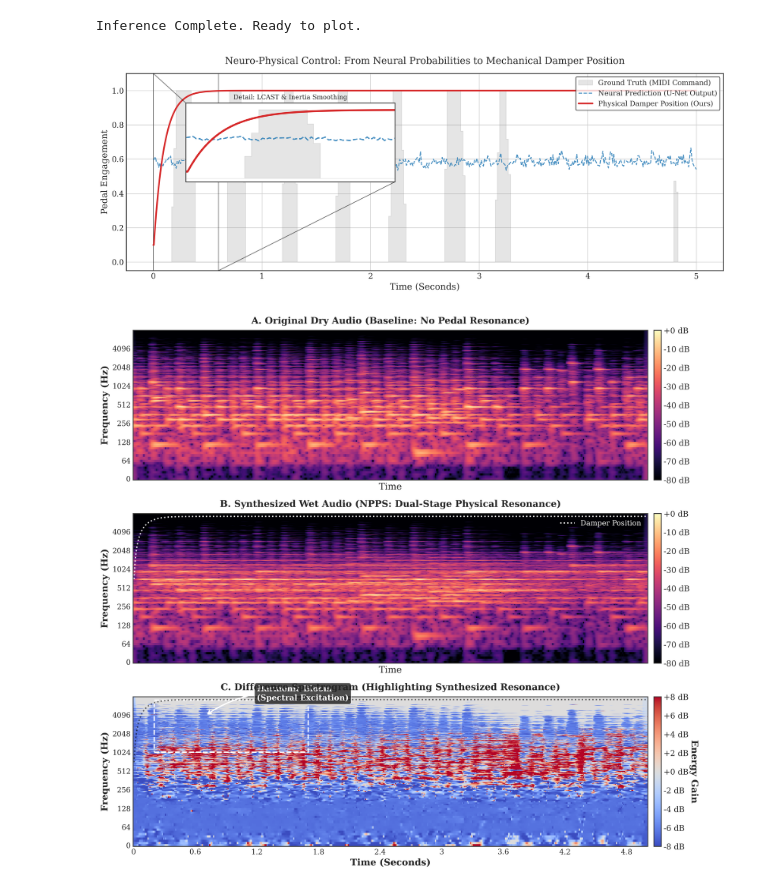
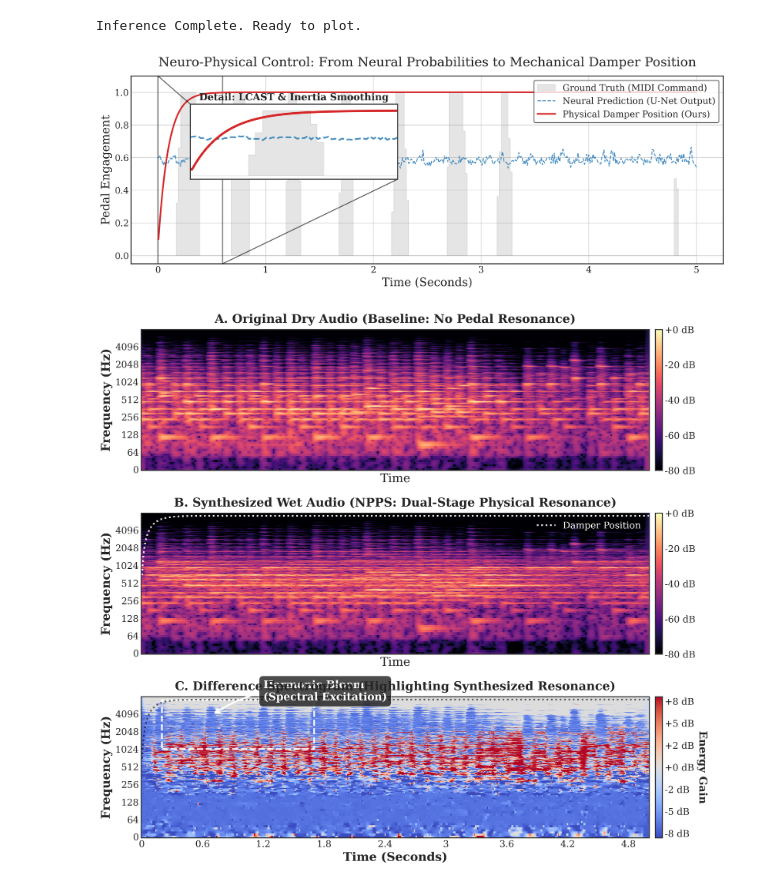
Before and after one commit to xiaofei1412/My-Neuro-Physical-Piano, a Jupyter notebook: notebooks/generate_paper_figures.ipynb, the cells around one changed output. Cells and saved outputs as stored; diff of their text form; code cells hidden in the pictures.

Commit message:
modify size

```diff
--- a/notebooks/generate_paper_figures.ipynb
+++ b/notebooks/generate_paper_figures.ipynb
@@ -26,13 +26,15 @@ from src.models import PedalNet, PedalMechanism, AcousticModel
 plt.style.use('seaborn-v0_8-whitegrid')
 plt.rcParams.update({
     'font.family': 'serif',
-    'font.size': 12,
-    'axes.labelsize': 14,
-    'axes.titlesize': 15,
-    'legend.fontsize': 11,
+    'font.size': 16,
+    'axes.labelsize': 18,
+    'axes.titlesize': 20,
+    'legend.fontsize': 14,
+    'xtick.labelsize': 14,
+    'ytick.labelsize': 14,
     'figure.dpi': 300,
     'axes.edgecolor': '#333333',
-    'axes.linewidth': 1.2
+    'axes.linewidth': 1.5
 })
 
 device = torch.device('cuda' if torch.cuda.is_available() else 'cpu')
@@ -169,8 +171,8 @@ zoom_end = min(5.0, zoom_center_time + 0.6)
 # Create a picture-in-picture coordinate system (x, y, width, height relative proportions)
 axins = ax.inset_axes([0.1, 0.45, 0.35, 0.4])
 axins.fill_between(time_axis_audio, 0, gt_interpolated, color='gray', alpha=0.2, step='post')
-axins.plot(time_axis_frames, probs_np, color='#1f77b4', linestyle='--', linewidth=2, alpha=0.8)
-axins.plot(time_axis_audio, pos_np, color='#d62728', linewidth=3)
+axins.plot(time_axis_frames, probs_np, color='#1f77b4', linestyle='--', linewidth=2.5, alpha=0.8)
+axins.plot(time_axis_audio, pos_np, color='#d62728', linewidth=3.5)
 
 # Set the coordinate axis range of the zoomed-in area
 axins.set_xlim(zoom_start, zoom_end)
@@ -178,16 +180,16 @@ axins.set_ylim(-0.05, 1.1)
 axins.set_xticklabels([])
 axins.set_yticklabels([])
 axins.grid(False)
-axins.set_title("Detail: LCAST & Inertia Smoothing", fontsize=10)
+axins.set_title("Detail: LCAST & Inertia Smoothing", fontsize=15, fontweight='bold')
 
 # Draw connecting lines
-mark_inset(ax, axins, loc1=2, loc2=4, fc="none", ec="black", lw=1.2, alpha=0.5)
+mark_inset(ax, axins, loc1=2, loc2=4, fc="none", ec="black", lw=1.5, alpha=0.6)
 
 plt.tight_layout()
 plt.savefig("fig_control_inertia_academic.pdf", bbox_inches='tight')
 plt.show()
 # %% [output]
-[figure, old version]
+[figure, new version]
 # %%
 # --- Cell 5: Figure 2 - Spectral Bloom and Acoustic Synthesis (With Bounding Boxes) ---
 fig, axes = plt.subplots(3, 1, figsize=(14, 12), sharex=True)
@@ -205,51 +207,51 @@ D_diff = D_wet[:, :min_len] - D_dry[:, :min_len]
 # Plot A: Dry Audio
 ax1 = axes[0]
 img1 = librosa.display.specshow(D_dry, y_axis='log', x_axis='time', sr=sr, hop_length=hop_length, ax=ax1, cmap='magma')
-ax1.set_title("A. Original Dry Audio (Baseline: No Pedal Resonance)", fontsize=14, fontweight='bold', pad=10)
+ax1.set_title("A. Original Dry Audio (Baseline: No Pedal Resonance)", fontsize=18, fontweight='bold', pad=10)
 fig.colorbar(img1, ax=ax1, format="%+2.0f dB", pad=0.01)
 
 # Plot B: Wet Audio (Ours)
 ax2 = axes[1]
 img2 = librosa.display.specshow(D_wet, y_axis='log', x_axis='time', sr=sr, hop_length=hop_length, ax=ax2, cmap='magma')
-ax2.plot(time_axis_audio, pos_np * (sr/2)*0.9, color='white', linewidth=2, linestyle=':', alpha=0.9, label='Damper Position')
-ax2.set_title("B. Synthesized Wet Audio (NPPS: Dual-Stage Physical Resonance)", fontsize=14, fontweight='bold', pad=10)
+ax2.plot(time_axis_audio, pos_np * (sr/2)*0.9, color='white', linewidth=2.5, linestyle=':', alpha=0.9, label='Damper Position')
+ax2.set_title("B. Synthesized Wet Audio (NPPS: Dual-Stage Physical Resonance)", fontsize=18, fontweight='bold', pad=10)
 ax2.legend(loc='upper right', facecolor='black', edgecolor='white', labelcolor='white')
 fig.colorbar(img2, ax=ax2, format="%+2.0f dB", pad=0.01)
 
 # Plot C: Difference (The "Bloom" Effect)
 ax3 = axes[2]
 vmax = 8 # High-sensitivity threshold
 img3 = librosa.display.specshow(D_diff, y_axis='log', x_axis='time', sr=sr, hop_length=hop_length, ax=ax3, cmap='coolwarm', vmin=-vmax, vmax=vmax)
-ax3.plot(time_axis_audio, pos_np * (sr/2)*0.9, color='black', linewidth=2, linestyle=':', alpha=0.6)
-ax3.set_title("C. Difference Spectrogram (Highlighting Synthesized Resonance)", fontsize=14, fontweight='bold', pad=10)
+ax3.plot(time_axis_audio, pos_np * (sr/2)*0.9, color='black', linewidth=2.5, linestyle=':', alpha=0.6)
+ax3.set_title("C. Difference Spectrogram (Highlighting Synthesized Resonance)", fontsize=18, fontweight='bold', pad=10)
 cbar = fig.colorbar(img3, ax=ax3, format="%+2.0f dB", pad=0.01)
-cbar.set_label("Energy Gain", rotation=270, labelpad=15, fontweight='bold')
+cbar.set_label("Energy Gain", rotation=270, labelpad=20, fontsize=16, fontweight='bold')
 
 # Bounding Boxes and Annotations
 # Draw a box at the point where the first pedal is pressed to mark the high-frequency overtone range
 highlight_start = zoom_center_time + 0.2
 highlight_end = highlight_start + 1.5
 rect = patches.Rectangle((highlight_start, 1024), highlight_end - highlight_start, 6000,
-                         linewidth=2, edgecolor='white', facecolor='none', linestyle='dashed')
+                         linewidth=2.5, edgecolor='white', facecolor='none', linestyle='dashed')
 ax3.add_patch(rect)
 
 # Add text descriptions with arrows
 ax3.annotate('Harmonic Bloom\n(Spectral Excitation)',
              xy=(highlight_start + 0.5, 4000), xycoords='data',
              xytext=(highlight_start + 1.0, 7000), textcoords='data',
-             color='white', fontweight='bold', fontsize=12,
-             bbox=dict(boxstyle="round,pad=0.3", fc="black", ec="white", alpha=0.7),
-             arrowprops=dict(arrowstyle="->", color="white", lw=2, connectionstyle="arc3,rad=0.2"))
+             color='white', fontweight='bold', fontsize=16,
+             bbox=dict(boxstyle="round,pad=0.4", fc="black", ec="white", alpha=0.7),
+             arrowprops=dict(arrowstyle="->", color="white", lw=2.5, connectionstyle="arc3,rad=0.2"))
 
 # Clean up axes formatting
 for ax in axes:
-    ax.set_ylabel("Frequency (Hz)", fontweight='bold')
-    ax.tick_params(axis='both', which='major', labelsize=11)
+    ax.set_ylabel("Frequency (Hz)", fontsize=18, fontweight='bold')
+    ax.tick_params(axis='both', which='major', labelsize=14)
 
-axes[2].set_xlabel("Time (Seconds)", fontweight='bold', fontsize=14)
+axes[2].set_xlabel("Time (Seconds)", fontweight='bold', fontsize=18)
 plt.tight_layout()
 
 plt.savefig("fig_spectral_bloom_academic.pdf", bbox_inches='tight')
 plt.show()
 # %% [output]
-[figure, old version]
+[figure, new version]
```
Also changed, not shown: 3 other files.
